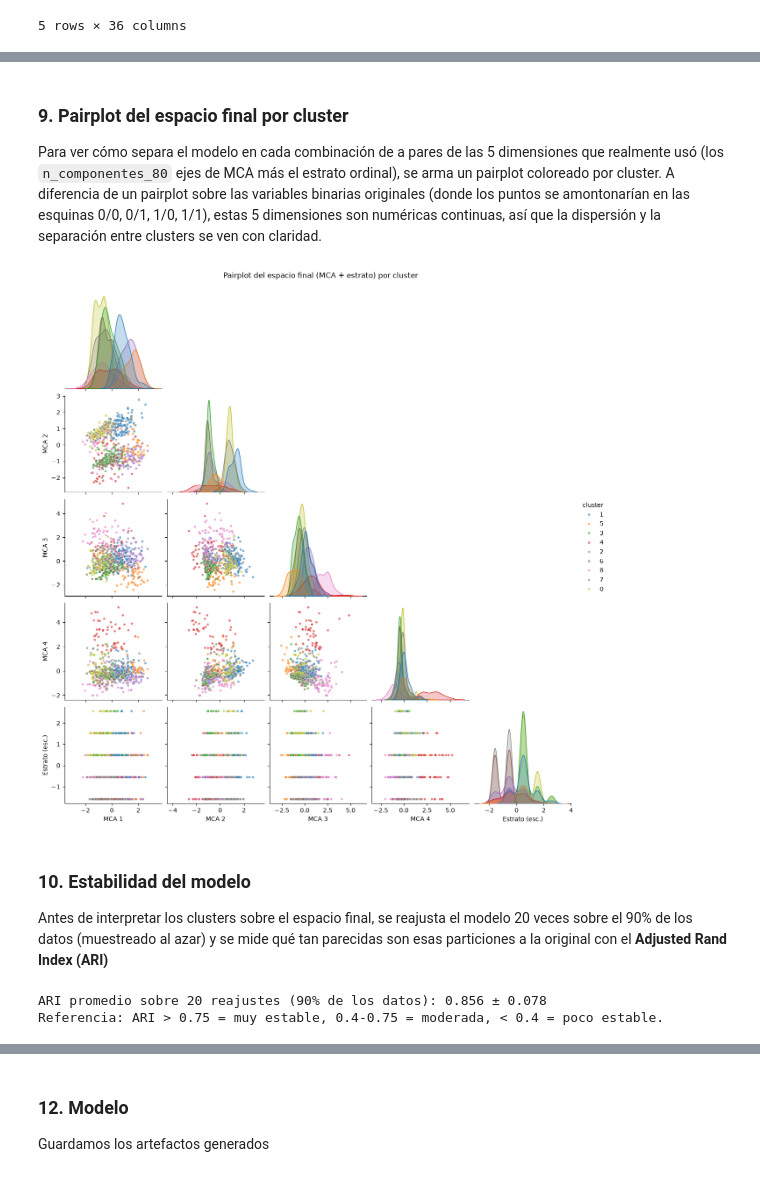
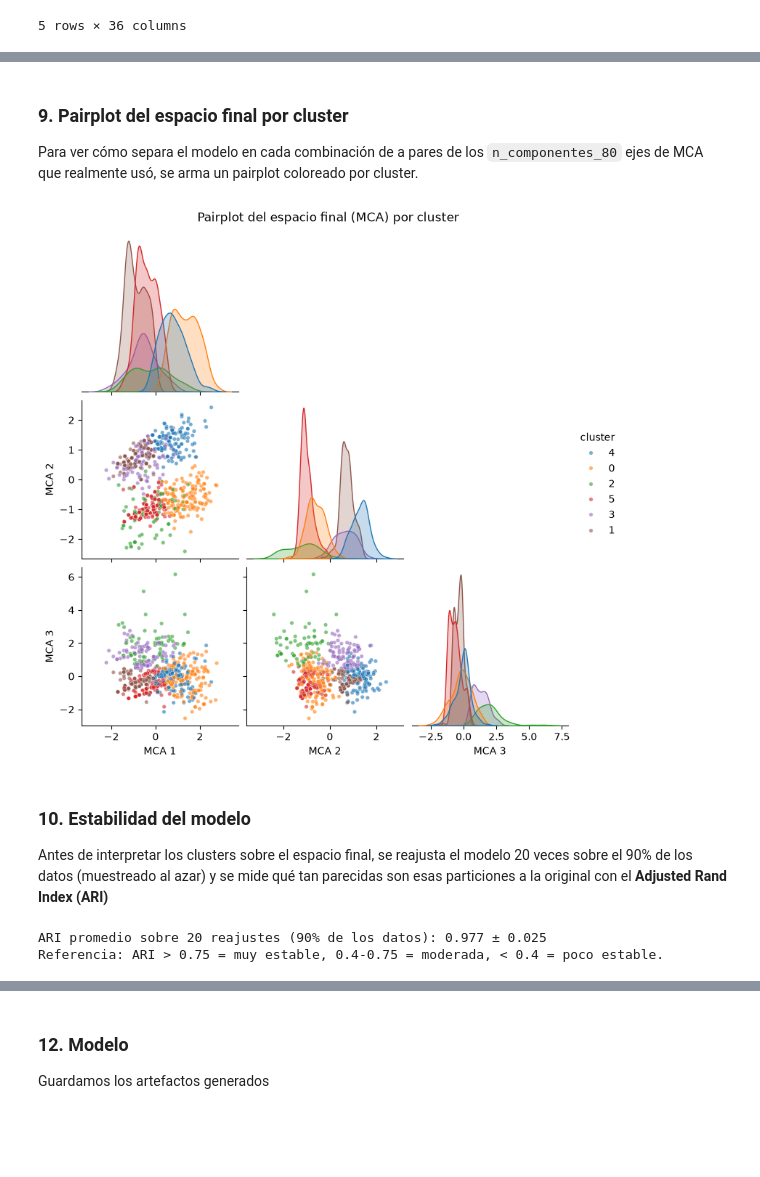
Before and after one commit to Smartdvis17/Modelo_salud, a Jupyter notebook: 04_Clustering.ipynb, the cells around one changed output, grey strips where cells are left out. Cells and saved outputs as stored; diff of their text form; code cells hidden in the pictures; blank space fills up the shorter version.

Commit message:
Ajustes en la seleccion de variables

```diff
--- a/04_Clustering.ipynb
+++ b/04_Clustering.ipynb
@@ -57,6 +59,8 @@ metodos_raros = ['arma_de_fuego', 'inmolacion', 'no especificado']
 columnas_leakage = ['remitido_a_psiquiatria', 'remitido_a_psicologia', 'remitido_a_trabajo_social',
                      'metodo_principal', 'intentos_previos', 'ideacion_suicida_persistente',
                      'plan_organizado_de_suicidio']
+columnas_no_informativas = ['area_de_residencia']  # 98.3% en una sola categoría, no separa nada
+columnas_socioeconomicas = ['estrato_socioeconomico', 'seguridad_social']  # diluyen la señal de riesgo (ver sección 3, paso 5)
 
 df_cluster = df_cluster.drop(columns=factores_raros)
 df_cluster['metodo_principal'] = df_cluster['metodo_principal'].replace(
@@ -65,7 +69,9 @@ df_cluster['metodo_principal'] = df_cluster['metodo_principal'].replace(
 
 df_leakage = df_cluster[['id_registro'] + columnas_leakage].copy()
 df_sexo = df_cluster[['id_registro', 'sexo']].copy()
-df_cluster = df_cluster.drop(columns=columnas_leakage + ['sexo'])
+df_no_informativas = df_cluster[['id_registro'] + columnas_no_informativas].copy()
+df_socioeconomico = df_cluster[['id_registro'] + columnas_socioeconomicas].copy()
+df_cluster = df_cluster.drop(columns=columnas_leakage + ['sexo'] + columnas_no_informativas + columnas_socioeconomicas)
 
 print(f"Variables de entrada al modelo ({df_cluster.shape[1] - 1}): "
       f"{[c for c in df_cluster.columns if c != 'id_registro']}")
@@ -78,10 +84,7 @@ De las 20 variables de entrada, 5 son categóricas nominales, 14 son binarias (0
 # %%
-columnas_categoricas = ['area_de_residencia', 'seguridad_social', 'estado_civil',
-                         'edad_rango', 'escolaridad_grupo']
-binarias = [c for c in df_cluster.columns
-            if c not in ['id_registro', 'estrato_socioeconomico'] + columnas_categoricas]
+columnas_categoricas = ['estado_civil', 'edad_rango', 'escolaridad_grupo']
+binarias = [c for c in df_cluster.columns if c not in ['id_registro'] + columnas_categoricas]
 
 print(f"Categóricas nominales ({len(columnas_categoricas)}): {columnas_categoricas}")
 print(f"Binarias ({len(binarias)}): {binarias}")
-print("Ordinal (1): estrato_socioeconomico")
 # %% [output]
@@ -127,11 +127,8 @@ X_mca_raw = mca.row_coordinates(mca_input).to_numpy()[:, :n_componentes_80]
 scaler_mca = StandardScaler().fit(X_mca_raw)
 X_mca = scaler_mca.transform(X_mca_raw)
 
-scaler_estrato = StandardScaler().fit(df_cluster[['estrato_socioeconomico']])
-estrato_escalado = scaler_estrato.transform(df_cluster[['estrato_socioeconomico']])
-
-X_final = np.hstack([X_mca, estrato_escalado])
+X_final = X_mca
 X_final_2d = PCA(n_components=2, random_state=42).fit_transform(X_final)
 
-print(f"Espacio final para clustering: {X_final.shape} ({n_componentes_80} ejes MCA + 1 estrato ordinal)")
+print(f"Espacio final para clustering: {X_final.shape} ({n_componentes_80} ejes MCA)")
 # %% [output]
@@ -263,18 +258,18 @@ plt.show()
 # %% [markdown]
 ### 9. Pairplot del espacio final por cluster
 
-Para ver cómo separa el modelo en cada combinación de a pares de las 5 dimensiones que realmente usó (los `n_componentes_80` ejes de MCA más el estrato ordinal), se arma un pairplot coloreado por cluster. A diferencia de un pairplot sobre las variables binarias originales (donde los puntos se amontonarían en las esquinas 0/0, 0/1, 1/0, 1/1), estas 5 dimensiones son numéricas continuas, así que la dispersión y la separación entre clusters se ven con claridad.
+Para ver cómo separa el modelo en cada combinación de a pares de los `n_componentes_80` ejes de MCA que realmente usó, se arma un pairplot coloreado por cluster.
 # %%
-columnas_espacio_final = [f'MCA {i+1}' for i in range(n_componentes_80)] + ['Estrato (esc.)']
+columnas_espacio_final = [f'MCA {i+1}' for i in range(n_componentes_80)]
 df_pairplot = pd.DataFrame(X_final, columns=columnas_espacio_final)
 df_pairplot['cluster'] = etiquetas.astype(str)
 
 sns.pairplot(df_pairplot, hue='cluster', palette='tab10', corner=True,
              plot_kws={'s': 15, 'alpha': 0.6}, diag_kind='kde')
-plt.suptitle('Pairplot del espacio final (MCA + estrato) por cluster', y=1.02)
+plt.suptitle('Pairplot del espacio final (MCA) por cluster', y=1.02)
 plt.show()
 # %% [output]
-[figure, old version]
+[figure, new version]
 # %% [markdown]
 ### 10. Estabilidad del modelo
 
@@ -293,7 +288,7 @@ for _ in range(20):
 print(f"ARI promedio sobre 20 reajustes (90% de los datos): {np.mean(aris):.3f} ± {np.std(aris):.3f}")
 print("Referencia: ARI > 0.75 = muy estable, 0.4-0.75 = moderada, < 0.4 = poco estable.")
 # %% [output]
-ARI promedio sobre 20 reajustes (90% de los datos): 0.856 ± 0.078
+ARI promedio sobre 20 reajustes (90% de los datos): 0.977 ± 0.025
 Referencia: ARI > 0.75 = muy estable, 0.4-0.75 = moderada, < 0.4 = poco estable.
 # %% [markdown]
 ### 11. Perfilado de los clusters
```
Also changed, not shown: parts of 17 cells of this notebook, 3 other files.
